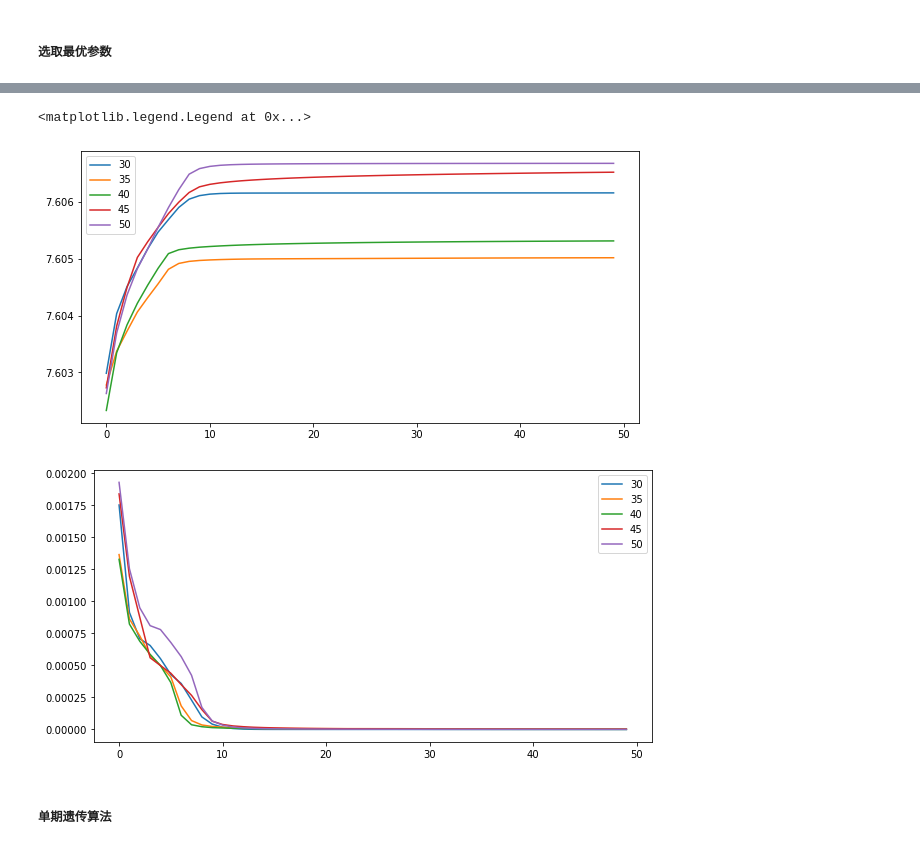
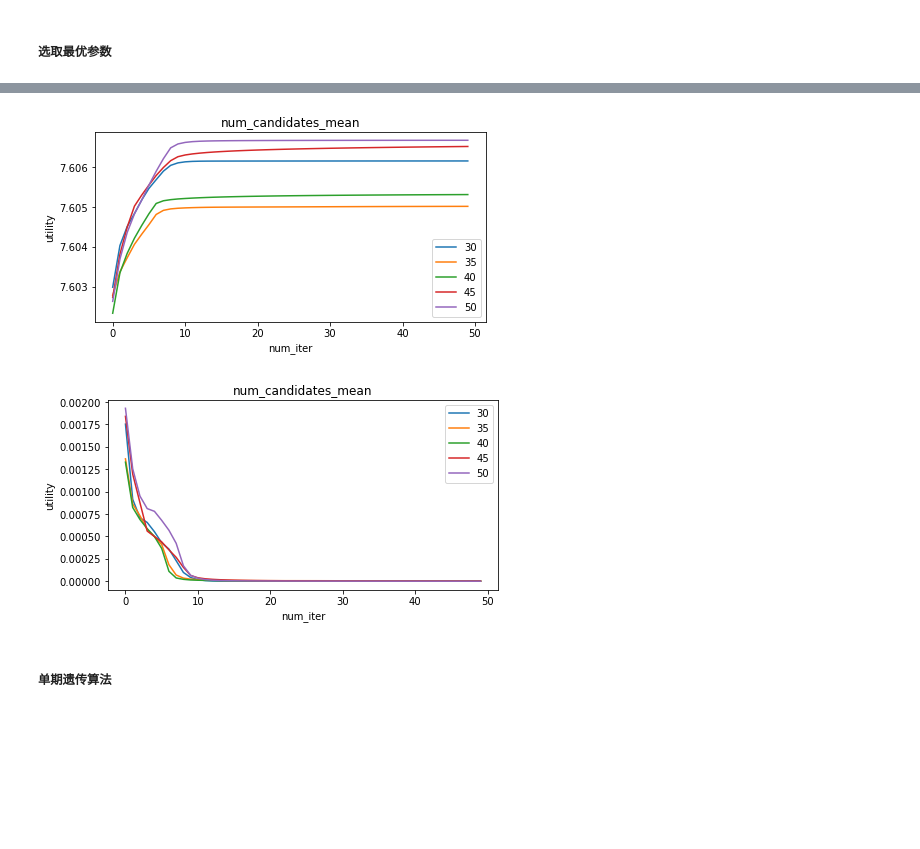
Before and after one commit to lca-123/GA_portfolio, a Jupyter notebook: code.ipynb, the cells around one changed output, grey strips where cells are left out. Cells and saved outputs as stored; diff of their text form; code cells hidden in the pictures; blank space fills up the shorter version.

```diff
--- a/code.ipynb
+++ b/code.ipynb
@@ -9,0 +46,29 @@ del data['日期']
+# %%
+# 变异率
+mutate_rate=[0,0.5,1.0]
+rand_=7
+plt.figure(figsize=(7,3.5))
+plt.figure(1)
+plt.title('muate_rate_mean')
+plt.ylabel('utility')
+plt.xlabel('num_iter')
+for i in mutate_rate:
+    ps=Portfolio_Selection(data.values,s=1,period=2,candidates=30,
+        mutate_rate=i,money=2000,random_state=rand_)
+    res=ps.cal_best_iter()
+    plt.plot(res[0])
+plt.legend(mutate_rate)
+plt.savefig('figure/muate_rate_mean.png',dpi=600)
+
+plt.figure(figsize=(7,3.5))
+plt.figure(2)
+plt.title('muate_rate_std')
+plt.ylabel('utility')
+plt.xlabel('num_iter')
+for i in mutate_rate:
+    ps=Portfolio_Selection(data.values,s=1,period=2,candidates=30,
+        mutate_rate=i,money=2000,random_state=rand_)
+    res=ps.cal_best_iter()
+    plt.plot(res[1])
+plt.legend(mutate_rate)
+plt.savefig('figure/muate_rate_std.png',dpi=600)
@@ -28,21 +157,29 @@ plt.plot(res[1])
 # %%
 # 计算最优候选解个数
 ps=Portfolio_Selection(data.values,s=1,period=2,money=2000,random_state=7)
 candidates_list=[30,35,40,45,50]
 res=ps.cal_best_candidates(candidates_list)
 
-plt.figure(figsize=(10,5))
+plt.figure(figsize=(7,3.5))
+plt.title('num_candidates_mean')
+plt.ylabel('utility')
+plt.xlabel('num_iter')
 for i in range(len(candidates_list)):
     plt.plot(res[0][i])
 plt.legend(candidates_list)
-plt.figure(figsize=(10,5))
+plt.savefig('figure/num_candidates_mean.png',dpi=600)
+
+plt.figure(figsize=(7,3.5))
+plt.title('num_candidates_mean')
+plt.ylabel('utility')
+plt.xlabel('num_iter')
 for i in range(len(candidates_list)):
     plt.plot(res[1][i])
 plt.legend(candidates_list)
+plt.savefig('figure/num_candidates_std.png',dpi=600)
 # %% [output]
-<matplotlib.legend.Legend at 0x...>
-[figure, old version]
+[figure, new version]
-[figure, old version]
+[figure, new version]
 # %% [markdown]
 ##### 单期遗传算法
 # %%
```
Also changed, not shown: parts of 15 cells of this notebook, 12 other files.
